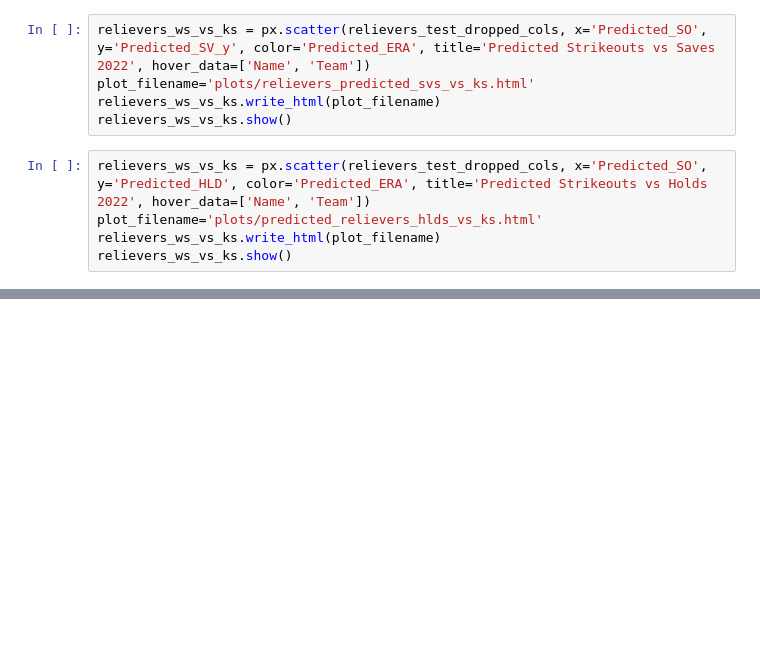
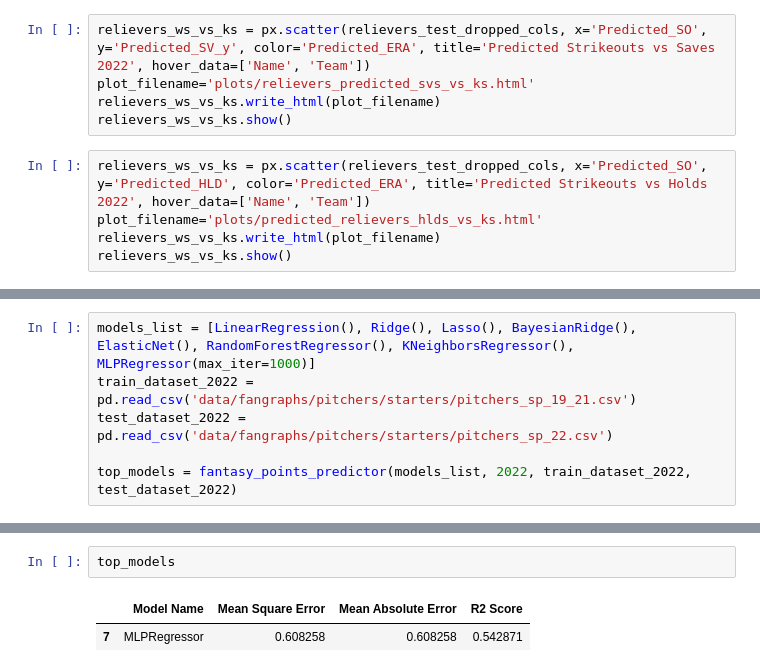
Before and after one commit to mattgilgo/Fantasy_Baseball, a Jupyter notebook: pitcher_models.ipynb, the cells around one changed output, grey strips where cells are left out. Saved outputs shown, nothing was run; the diff lists cells and outputs as text; blank space fills up the shorter version.

```diff
--- a/pitcher_models.ipynb
+++ b/pitcher_models.ipynb
@@ -133,0 +292,6 @@ relievers_ws_vs_ks.show()
+# %%
+models_list = [LinearRegression(), Ridge(), Lasso(), BayesianRidge(), ElasticNet(), RandomForestRegressor(), KNeighborsRegressor(), MLPRegressor(max_iter=1000)]
+train_dataset_2022 = pd.read_csv('data/fangraphs/pitchers/starters/pitchers_sp_19_21.csv')
+test_dataset_2022 = pd.read_csv('data/fangraphs/pitchers/starters/pitchers_sp_22.csv')
+
+top_models = fantasy_points_predictor(models_list, 2022, train_dataset_2022, test_dataset_2022)
@@ -133,0 +308,5 @@ relievers_ws_vs_ks.show()
+# %%
+top_models
+# %% [output]
+|  | Model Name | Mean Square Error | Mean Absolute Error | R2 Score |
+| 7 | MLPRegressor | 0.608258 | 0.608258 | 0.542871 |
```
Also changed, not shown: parts of 5 cells of this notebook, 1 other file.
